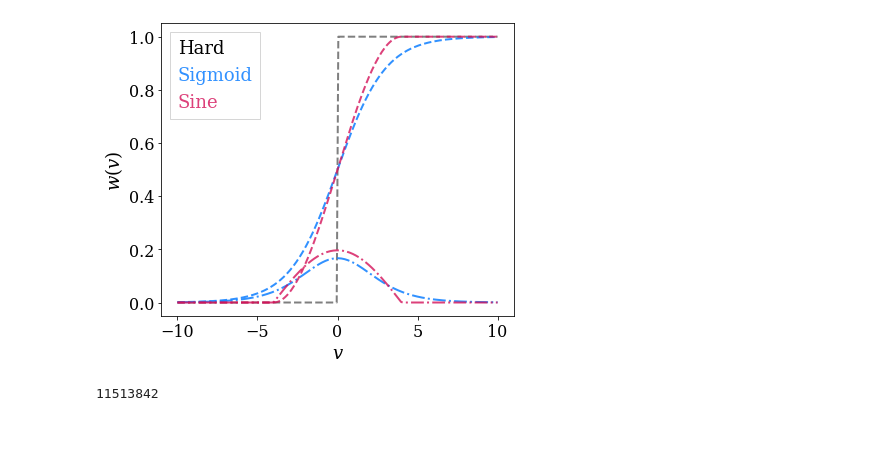
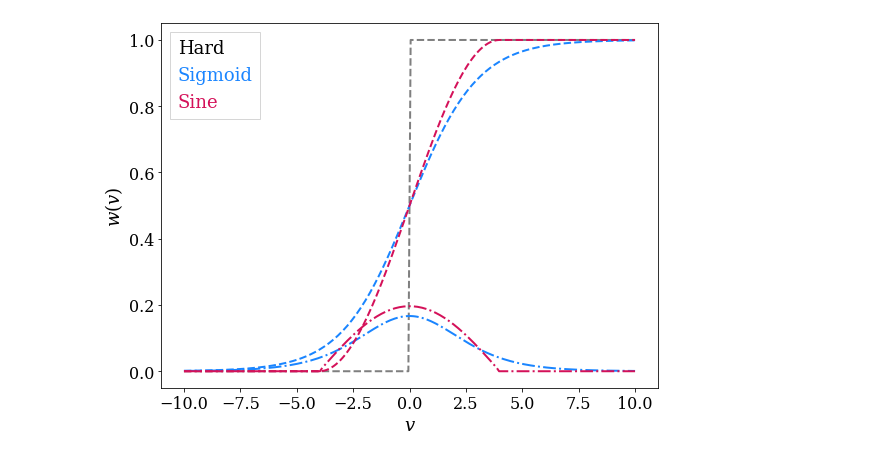
Before and after one commit to mr-superonion/FPFS_notebooks, a Jupyter notebook: ipynb/4_sheartest_noisy/1_shearEst_fs_noisy_knownRef_sigsin.ipynb, the cells around one changed output. Saved outputs shown, nothing was run; the diff lists cells and outputs as text; code cells hidden in the pictures; blank space fills up the shorter version.

```diff
--- a/ipynb/4_sheartest_noisy/1_shearEst_fs_noisy_knownRef_sigsin.ipynb
+++ b/ipynb/4_sheartest_noisy/1_shearEst_fs_noisy_knownRef_sigsin.ipynb
@@ -91,31 +90,31 @@ def get_detbias_list(dets,ells,w_sel,indsl,cutsl,bcutl):
         cor1Sum+=c1
         cor2Sum+=c2
     return cor1Sum,cor2Sum
-# %%
-fig,axes=pltutil.make_figure_axes(1,1,square=True)
-ax=axes[0]
-x = np.linspace(-10, 10, 200)
-y=np.piecewise(x, [x<0.,x>=0.], [0.,1.])
-ax.plot(x,y,color=pltutil.colors[0],ls='--',label='Hard',alpha=0.5)
-y=sigmoid_func(x)
-z=y*sigmoid_func(x,deriv=1)
-ax.plot(x,y,color=pltutil.colors[1],ls='--',label='Sigmoid')
-ax.plot(x,z,color=pltutil.colors[1],ls='-.')
-y=truncSine_func(x,sigma=4.)
-z=y*truncSine_func(x,sigma=4.,deriv=1)
-ax.plot(x,y,color=pltutil.colors[2],ls='--',label='Sine')
-ax.plot(x,z,color=pltutil.colors[2],ls='-.')
-
-ax.set_xlabel(r'$v$')
-ax.set_ylabel(r'$w(v)$')
-leg=ax.legend(fontsize=18,handlelength=0,handletextpad=0,fancybox=False,markerscale=0)
-for it,text in enumerate(leg.get_texts()):
-    cc=leg.legendHandles[it].get_color()
-    text.set_color(cc)
-
-plt.tight_layout()
-fig.savefig('../../html/sel_fun.pdf')
-# %% [output]
-[figure, removed]
+# %%
+fig,axes=pltutil.make_figure_axes(1,1)
+ax=axes[0]
+x = np.linspace(-10, 10, 200)
+y=np.piecewise(x, [x<0.,x>=0.], [0.,1.])
+ax.plot(x,y,color=pltutil.colors[0],ls='--',label='Hard',alpha=0.5)
+y=sigmoid_func(x)
+z=y*sigmoid_func(x,deriv=1)
+ax.plot(x,y,color=pltutil.colors[1],ls='--',label='Sigmoid')
+ax.plot(x,z,color=pltutil.colors[1],ls='-.')
+y=truncSine_func(x,sigma=4.)
+z=y*truncSine_func(x,sigma=4.,deriv=1)
+ax.plot(x,y,color=pltutil.colors[2],ls='--',label='Sine')
+ax.plot(x,z,color=pltutil.colors[2],ls='-.')
+
+ax.set_xlabel(r'$v$')
+ax.set_ylabel(r'$w(v)$')
+leg=ax.legend(fontsize=18,handlelength=0,handletextpad=0,fancybox=False,markerscale=0)
+for it,text in enumerate(leg.get_texts()):
+    cc=leg.legendHandles[it].get_color()
+    text.set_color(cc)
+
+plt.tight_layout()
+fig.savefig('../../html/sel_fun.pdf')
+# %% [output]
+[figure, added]
 # %%
 # read noiseless data
@@ -132,7 +135,3 @@ outNN1 =   rfn.stack_arrays(outNN1,usemask=False)
 outNN2 =   rfn.stack_arrays(outNN2,usemask=False)
 detM1=   pdet.peak2det(outNN1)
 detM2=   pdet.peak2det(outNN2)
-# %%
-np.sum((outNN1['pdet_x']%64-32.)**2.+(outNN1['pdet_y']%64-32.)**2.>900)
-# %% [output]
-11513842
```
Also changed, not shown: parts of 9 cells of this notebook, 4 other files.
